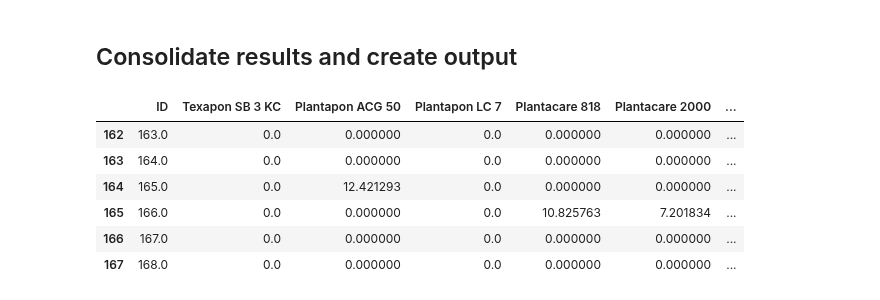
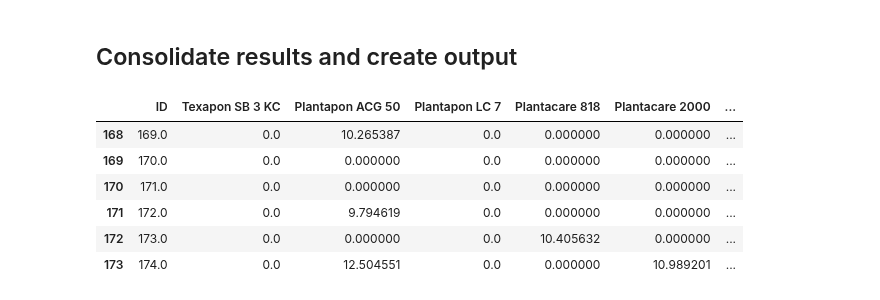
Before and after one commit to AniketChitre/formulations-prep, a Jupyter notebook: balance_analysis.ipynb, the cells around one changed output. Cells and saved outputs as stored; diff of their text form; code cells hidden in the pictures.

```diff
--- a/balance_analysis.ipynb
+++ b/balance_analysis.ipynb
@@ -6,7 +6,7 @@ import pandas as pd
 %matplotlib notebook
 
 speciesList = pmb.PipettingSpecies.readCSV('SpeciesDictionary.csv')
-instructions = pmb.PipettingInstructions.readCSV('DoE_csv/MasterDataset_OT_DoE_10-14-03-23.csv', firstRow=162, lastRow=168)
+instructions = pmb.PipettingInstructions.readCSV('DoE_csv/MasterDataset_OT_DoE_10-14-03-23.csv', firstRow=168, lastRow=174)
 targetVolume = 10
 sampleList = pmb.PipettingSample.createSamples(instructions,targetVol=targetVolume)
 maxVolume = 1
@@ -15,7 +15,7 @@ for sample in sampleList:
     sample.getVolFracSeries(speciesDictionary=speciesList)
 steps = pmb.PipettingStep.createSteps(instructions=instructions,speciesDictionary=speciesList,sampleList=sampleList,maxVol=maxVolume)
 
-massProfile = pmb.MassProfile('mass_data/MassProfile_130323_S163-168.csv',t_baseline=25,derivNoise=0.005,secDerivNoise=0.001)
+massProfile = pmb.MassProfile('mass_data/MassProfile_140323_S169-174.csv',t_baseline=25,derivNoise=0.005,secDerivNoise=0.001)
 # %% [markdown]
 ## Analyse Water Addition
 # %%
@@ -93,19 +94,19 @@ Addition of 0.163g Arlypon TT detected from 2990s to 3004s - expected volume = 0
 # %%
 for step in steps:
     step.addToSample()
 actualMassFractions = pd.DataFrame(dtype='float64').reindex_like(instructions)
 actualMassFractions[:]=0
 for i in range(len(sampleList)):
     actualMassFractions['ID'].iloc[i] = sampleList[i].sampleId
     for entry in sampleList[i].addedMassSeries.iteritems():
         actualMassFractions[entry[0]].iloc[i] = entry[1]/sampleList[i].actualMass*100
-actualMassFractions.to_csv('mass_data/FreshlyAnalysed_130323_S163-S168.csv', index=False)
+actualMassFractions.to_csv('mass_data/FreshlyAnalysed_140323_S169-S174.csv', index=False)
 actualMassFractions
 # %% [output]
 |  | ID | Texapon SB 3 KC | Plantapon ACG 50 | Plantapon LC 7 | Plantacare 818 | Plantacare 2000 | ... |
-| 162 | 163.0 | 0.0 | 0.000000 | 0.0 | 0.000000 | 0.000000 | ... |
-| 163 | 164.0 | 0.0 | 0.000000 | 0.0 | 0.000000 | 0.000000 | ... |
-| 164 | 165.0 | 0.0 | 12.421293 | 0.0 | 0.000000 | 0.000000 | ... |
-| 165 | 166.0 | 0.0 | 0.000000 | 0.0 | 10.825763 | 7.201834 | ... |
-| 166 | 167.0 | 0.0 | 0.000000 | 0.0 | 0.000000 | 0.000000 | ... |
-| 167 | 168.0 | 0.0 | 0.000000 | 0.0 | 0.000000 | 0.000000 | ... |
+| 168 | 169.0 | 0.0 | 10.265387 | 0.0 | 0.000000 | 0.000000 | ... |
+| 169 | 170.0 | 0.0 | 0.000000 | 0.0 | 0.000000 | 0.000000 | ... |
+| 170 | 171.0 | 0.0 | 0.000000 | 0.0 | 0.000000 | 0.000000 | ... |
+| 171 | 172.0 | 0.0 | 9.794619 | 0.0 | 0.000000 | 0.000000 | ... |
+| 172 | 173.0 | 0.0 | 0.000000 | 0.0 | 10.405632 | 0.000000 | ... |
+| 173 | 174.0 | 0.0 | 12.504551 | 0.0 | 0.000000 | 10.989201 | ... |
```
Also changed, not shown: parts of 4 cells of this notebook, 4 other files.
